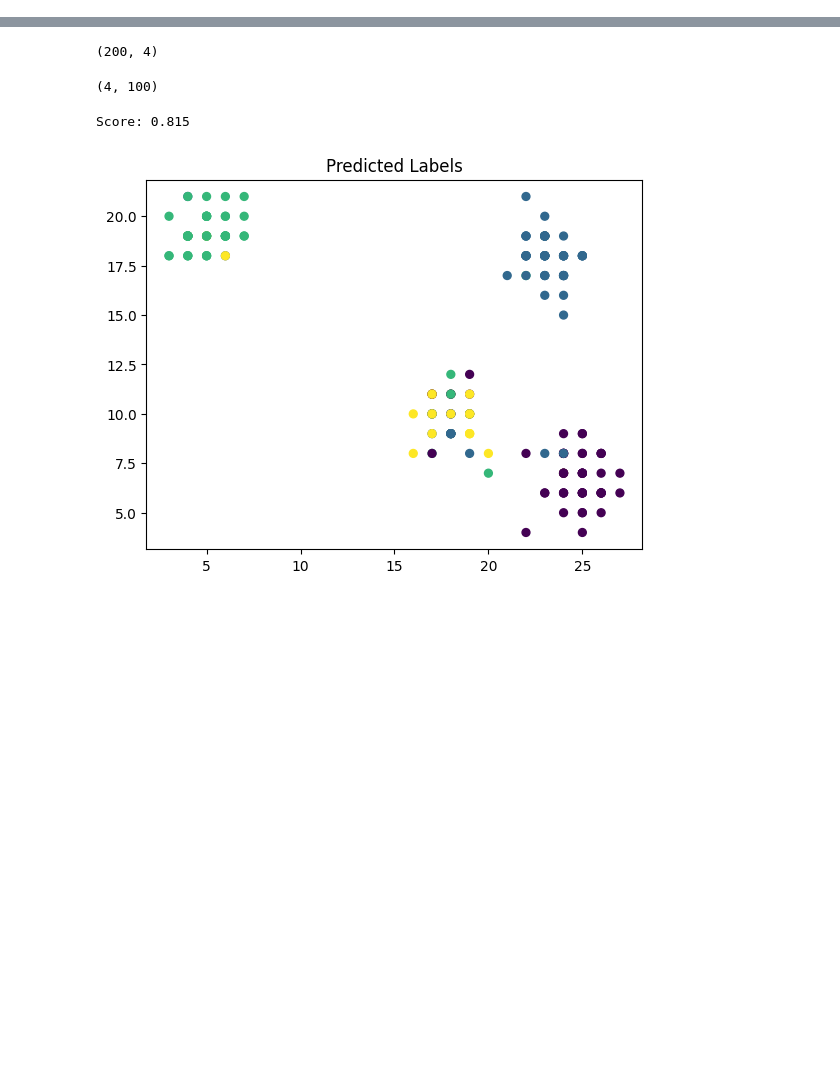
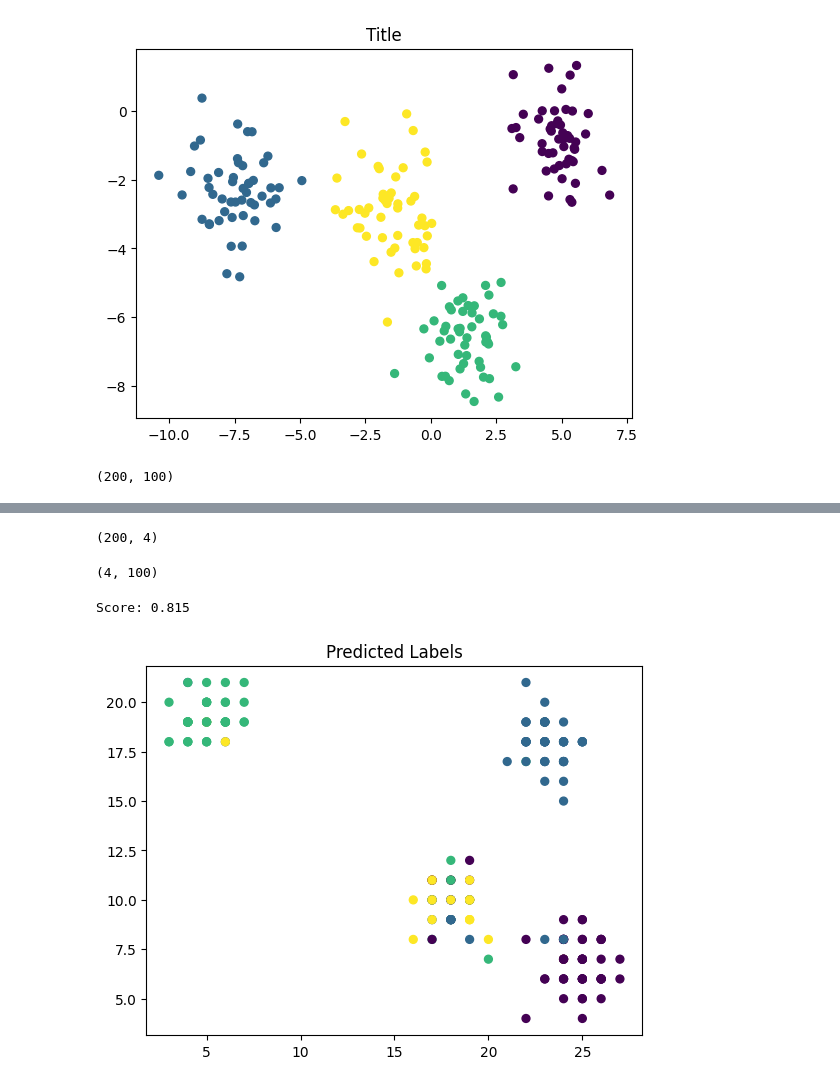
Before and after one commit to craigfouts/GibbsLDA, a Jupyter notebook: sandbox.ipynb, the cells around one changed output, grey strips where cells are left out. Drawn from its saved outputs; the diff is of its cells as text; code cells hidden in the pictures; blank space fills up the shorter version.

```diff
--- a/sandbox.ipynb
+++ b/sandbox.ipynb
@@ -26,0 +78,5 @@ util.visualize_data(X, X_labels, 'Ground Truth Labels')
+# %%
+k = 4
+iters = 100
+codebook, variance = kmeans(markers, k, iters)
+codebook.shape
@@ -26,0 +85,3 @@ util.visualize_data(X, X_labels, 'Ground Truth Labels')
+# %%
+idx, _ = vq(markers, codebook)
+idx
@@ -26,0 +99,11 @@ util.visualize_data(X, X_labels, 'Ground Truth Labels')
+# %%
+util.visualize_data(X, idx)
+# %% [output]
+[figure, added]
+# %%
+data = np.empty_like(X)
+data[:, :2] = X[:, :2]
+data[:, 2:] = codebook[idx]
+data.shape
+# %% [output]
+(200, 100)
```
Also changed, not shown: parts of 14 cells of this notebook.
